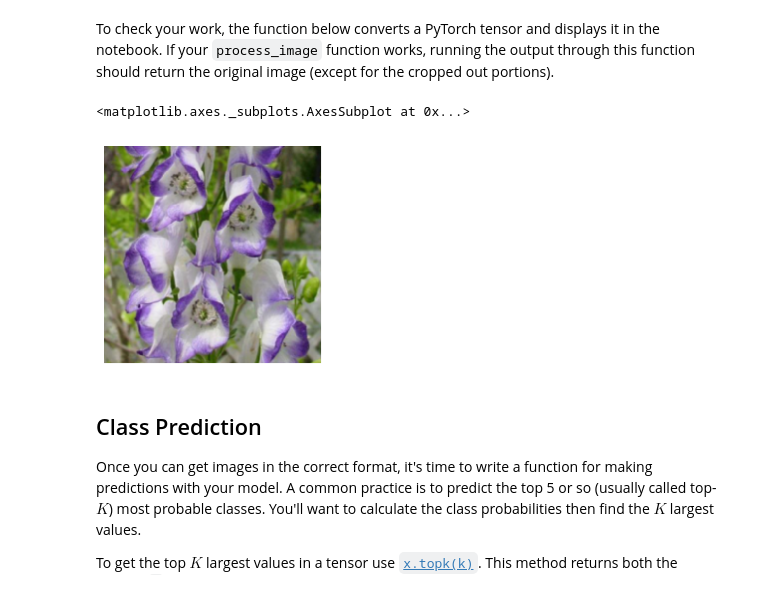
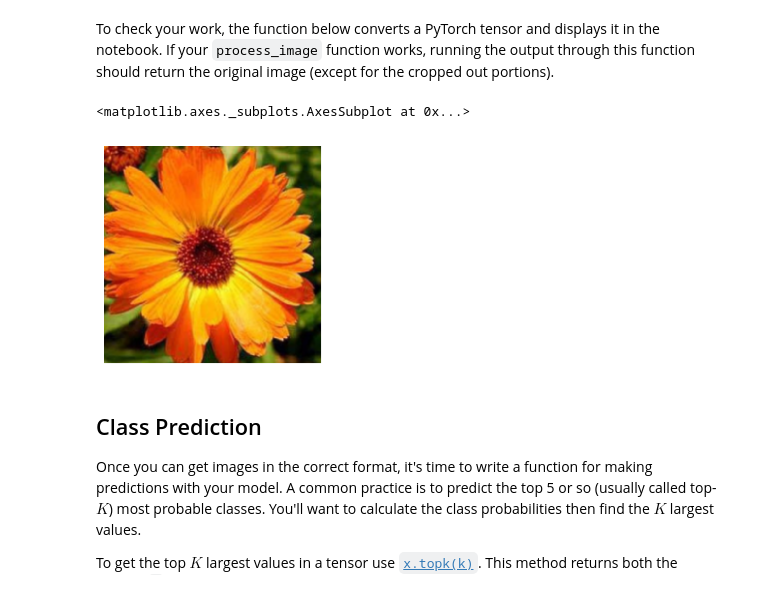
Before and after one commit to chihhoang/imageclassifier, a Jupyter notebook: ImageClassifierProject.ipynb, the cells around one changed output. Saved outputs shown, nothing was run; the diff lists cells and outputs as text; code cells hidden in the pictures.

```diff
--- a/ImageClassifierProject.ipynb
+++ b/ImageClassifierProject.ipynb
@@ -46,10 +53,14 @@ The validation and testing sets are used to measure the model's performance on d
 
 The pre-trained networks you'll use were trained on the ImageNet dataset where each color channel was normalized separately. For all three sets you'll need to normalize the means and standard deviations of the images to what the network expects. For the means, it's `[0.485, 0.456, 0.406]` and for the standard deviations `[0.229, 0.224, 0.225]`, calculated from the ImageNet images.  These values will shift each color channel to be centered at 0 and range from -1 to 1.
 # %%
-data_dir = 'flowers'
+data_dir = 'flower_data'
 train_dir = data_dir + '/train'
 valid_dir = data_dir + '/valid'
 test_dir = data_dir + '/test'
+
+batch_size = 64
+# batch_size = 128
+test_batch_size = 32
 # %%
 # Define your transforms for the training, validation, and testing sets
 train_transforms = transforms.Compose([transforms.RandomRotation(30),
@@ -78,9 +89,9 @@ valid_data = datasets.ImageFolder(valid_dir, transform=valid_transforms)
 test_data = datasets.ImageFolder(test_dir, transform=test_transforms)
 
 # Using the image datasets and the trainforms, define the dataloaders
-trainloader = torch.utils.data.DataLoader(train_data, batch_size=64, shuffle=True)
-validloader = torch.utils.data.DataLoader(valid_data, batch_size=32)
-testloader = torch.utils.data.DataLoader(test_data, batch_size=32)
+trainloader = torch.utils.data.DataLoader(train_data, batch_size=batch_size, shuffle=True)
+validloader = torch.utils.data.DataLoader(valid_data, batch_size=test_batch_size)
+testloader = torch.utils.data.DataLoader(test_data, batch_size=test_batch_size)
 # %%
 # Check input images
 # change this to the trainloader or testloader
@@ -180,6 +171,6 @@ Downloading: "https://download.pytorch.org/models/densenet169-b2777c0a.pth" to /
 # %%
 # Hyperparameters
-epochs = 4
+epochs = 40
 if (model_name == "DenseNet"):
     input_size = pretrained_model.classifier.in_features
 elif (model_name == "VGG"):
@@ -322,6 +356,5 @@ def check_accuracy_on_test(model, testloader):
 It's good practice to test your trained network on test data, images the network has never seen either in training or validation. This will give you a good estimate for the model's performance on completely new images. Run the test images through the network and measure the accuracy, the same way you did validation. You should be able to reach around 70% accuracy on the test set if the model has been trained well.
 # %%
 print_every = 40
-do_deep_learning(model, trainloader, validloader, epochs, print_every, criterion, optimizer, device='gpu')
-check_accuracy_on_test(model, testloader)
+do_deep_learning(model, trainloader, validloader, epochs, print_every, criterion, optimizer)
 # %% [output]
@@ -501,12 +534,12 @@ def imshow(image, ax=None, title=None):
     return ax
 # %%
 # test a processed image
-image_path = "flowers/train/9/image_06415.jpg"
+image_path = "flower_data/test/5/image_05159.jpg"
 processed_image = process_image(image_path)
 imshow(torch.from_numpy(processed_image))
 # %% [output]
 <matplotlib.axes._subplots.AxesSubplot at 0x...>
-[figure, old version]
+[figure, new version]
 # %% [markdown]
 ## Class Prediction
 
```
Also changed, not shown: parts of 17 cells of this notebook, 1 other file.
